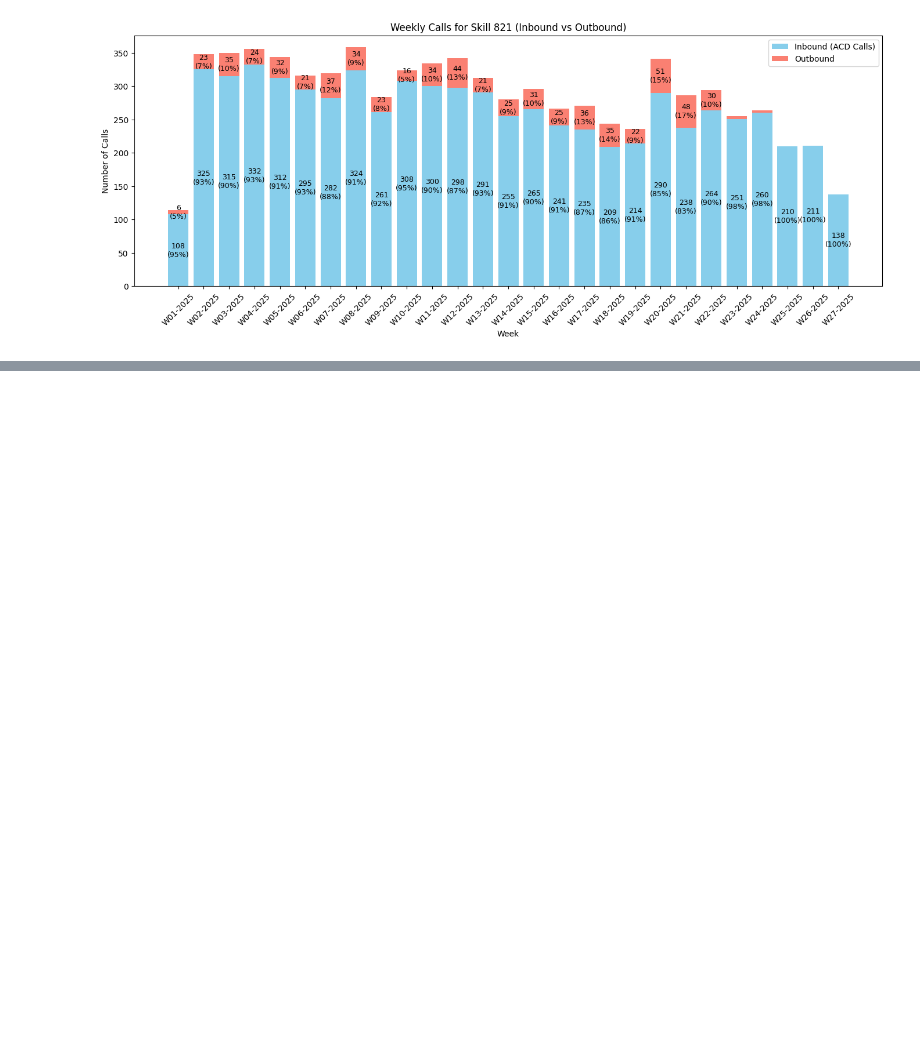
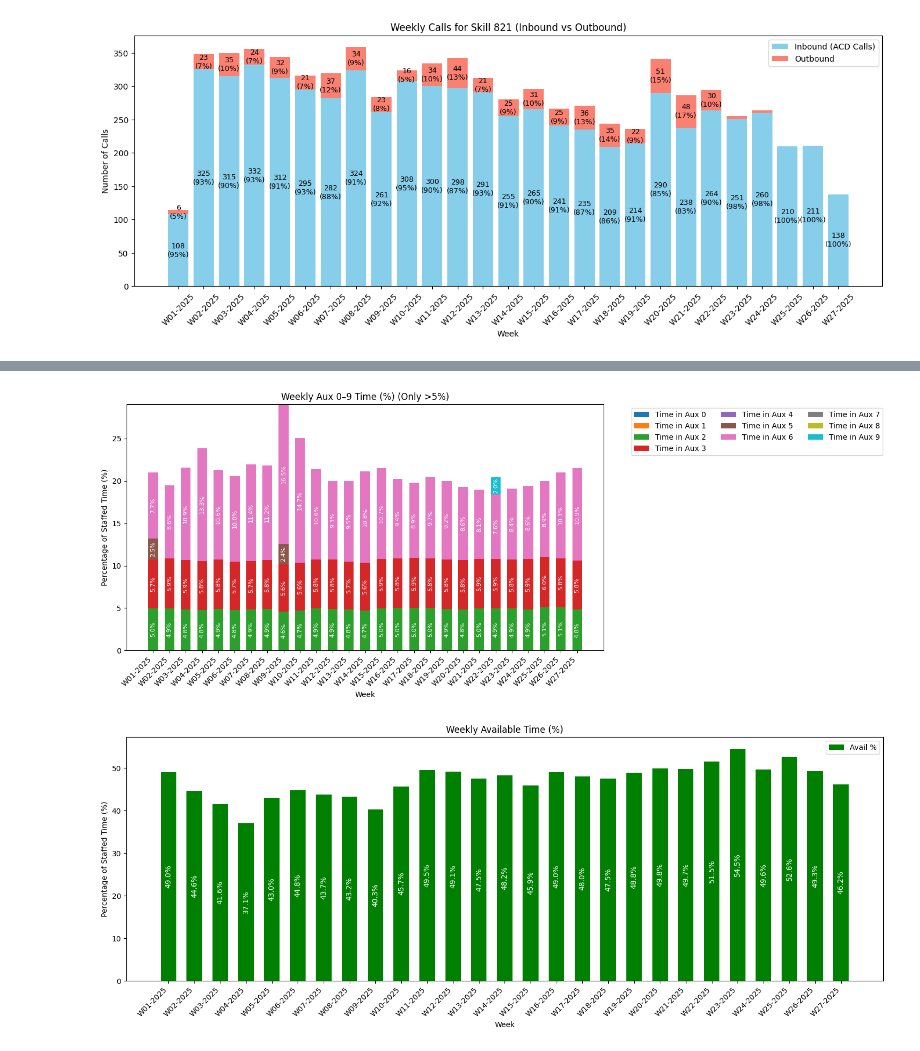
Before and after one commit to avtmarquardt-png/DPP_Callcenter, a Jupyter notebook: notebooks/Explore_CC_perf.ipynb, the cells around one changed output, grey strips where cells are left out. Cells and saved outputs as stored; diff of their text form; code cells hidden in the pictures; blank space fills up the shorter version.

```diff
--- a/notebooks/Explore_CC_perf.ipynb
+++ b/notebooks/Explore_CC_perf.ipynb
@@ -603,0 +728,62 @@ AttributeError: 'Series' object has no attribute 'append'
+# %%
+import matplotlib.pyplot as plt
+import numpy as np
+
+# List of Aux columns
+aux_cols = [f'Time in Aux {i}' for i in range(10)]
+
+# Aggregate AUX columns weekly (sum)
+aux_weekly = df_cleaned.groupby('Week')[aux_cols + ['Staffed Time', 'Avail Time']].sum().reset_index()
+
+# Calculate percentages per week
+aux_percent = aux_weekly[aux_cols].div(aux_weekly['Staffed Time'], axis=0) * 100
+avail_percent = (aux_weekly['Avail Time'] / aux_weekly['Staffed Time']) * 100
+
+x = np.arange(len(agg_weekly))  # x-axis positions
+width = 0.6  # bar width
+threshold = 2  # only show Aux > 5%
+
+# --- 1. Aux 0–9 stacked bar chart ---
+plt.figure(figsize=(15,6))
+bottom = np.zeros(len(agg_weekly))
+for col in aux_cols:
+    heights = aux_percent[col].copy()
+    heights[heights < threshold] = np.nan  # filter Aux < 5%
+    plt.bar(x, heights, width=width, bottom=bottom, label=col)
+    bottom += heights.fillna(0)
+
+# Add percentages inside Aux bars
+for i in range(len(x)):
+    y_bottom = 0
+    for col in aux_cols:
+        height = aux_percent[col].iloc[i]
+        if height >= threshold:
+            plt.text(x[i], y_bottom + height/2, f'{height:.1f}%', ha='center', va='center', fontsize=8, rotation=90, color='white')
+            y_bottom += height
+
+plt.xlabel('Week')
+plt.ylabel('Percentage of Staffed Time (%)')
+plt.title('Weekly Aux 0–9 Time (%) (Only >5%)')
+plt.xticks(ticks=x, labels=agg_weekly['Week'], rotation=45, ha='right')
+plt.legend(ncol=3, bbox_to_anchor=(1.05,1), loc='upper left')
+plt.tight_layout()
+plt.show()
+
+# --- 2. Avail % bar chart ---
+plt.figure(figsize=(15,6))
+plt.bar(x, avail_percent, width=width, color='green', label='Avail %')
+
+# Add percentages inside the bars
+for i in range(len(x)):
+    plt.text(x[i], avail_percent.iloc[i]/2, f'{avail_percent.iloc[i]:.1f}%', ha='center', va='center', fontsize=10, rotation=90, color='white')
+
+plt.xlabel('Week')
+plt.ylabel('Percentage of Staffed Time (%)')
+plt.title('Weekly Available Time (%)')
+plt.xticks(ticks=x, labels=agg_weekly['Week'], rotation=45, ha='right')
+plt.legend()
+plt.tight_layout()
+plt.show()
+# %% [output]
+[figure, added]
+[figure, added]
```
Also changed, not shown: parts of 8 cells of this notebook, 1 other file.
